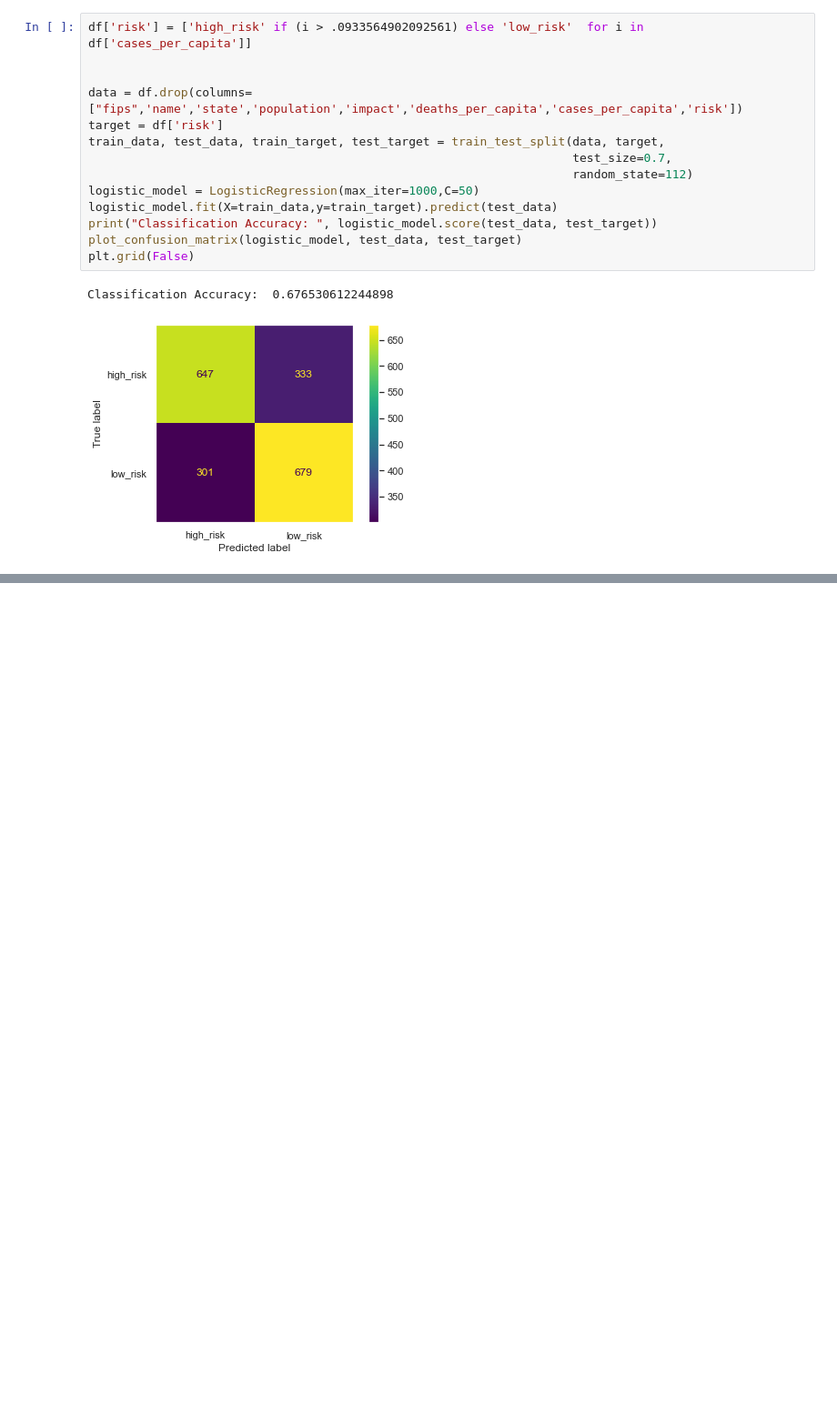
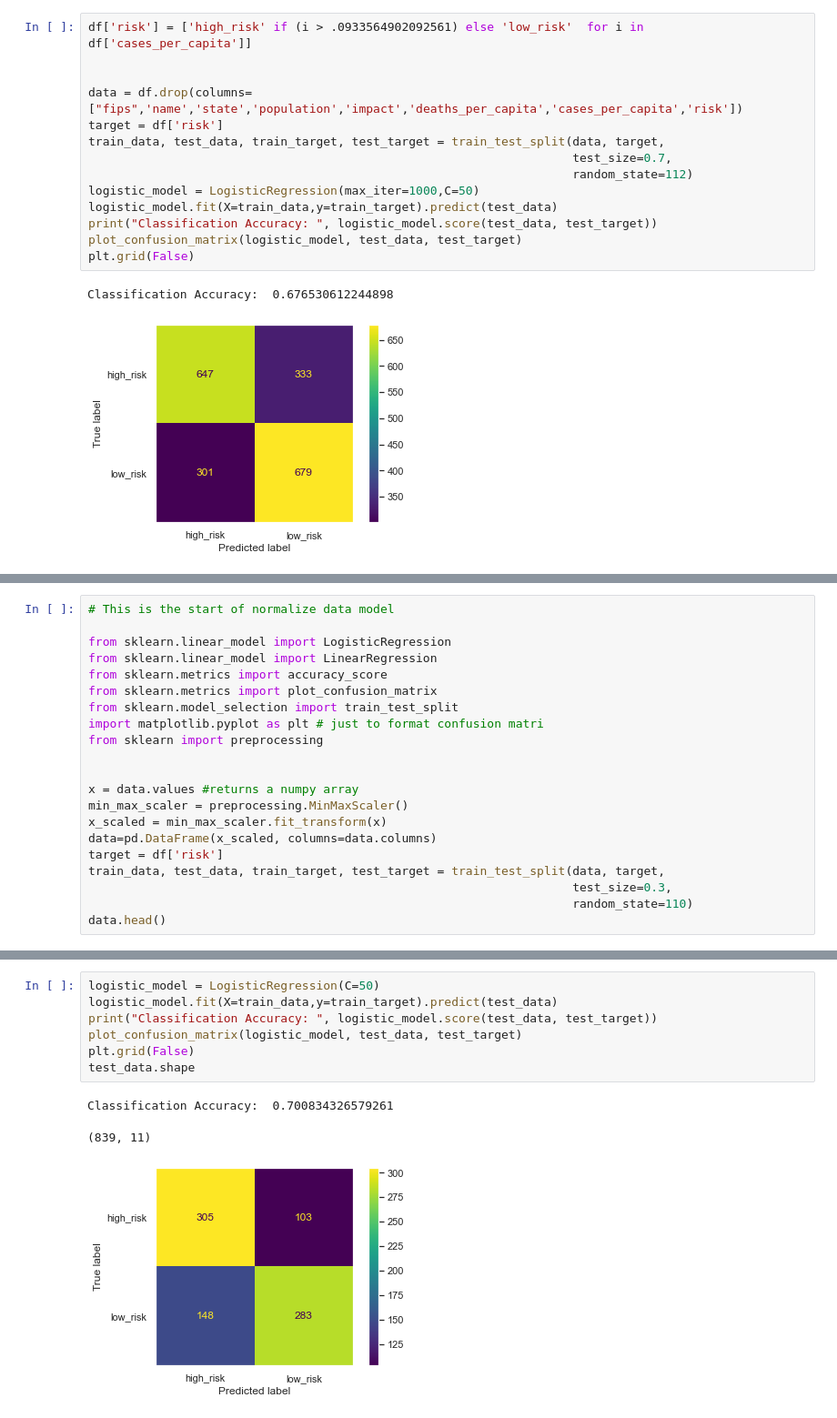
Before and after one commit to jml166/CS_216_Final_Project, a Jupyter notebook: Counties_Notebook.ipynb, the cells around one changed output, grey strips where cells are left out. Shown at 91% size. Cells and saved outputs as stored; diff of their text form; blank space fills up the shorter version.

```diff
--- a/Notebook.ipynb
+++ b/Counties_Notebook.ipynb
@@ -404,0 +496,21 @@ Name: risk, dtype: int64
+# %%
+# This is the start of normalize data model
+
+from sklearn.linear_model import LogisticRegression
+from sklearn.linear_model import LinearRegression
+from sklearn.metrics import accuracy_score
+from sklearn.metrics import plot_confusion_matrix
+from sklearn.model_selection import train_test_split
+import matplotlib.pyplot as plt # just to format confusion matri
+from sklearn import preprocessing
+
+
+x = data.values #returns a numpy array
+min_max_scaler = preprocessing.MinMaxScaler()
+x_scaled = min_max_scaler.fit_transform(x)
+data=pd.DataFrame(x_scaled, columns=data.columns)
+target = df['risk']
+train_data, test_data, train_target, test_target = train_test_split(data, target,
+                                                                    test_size=0.3,
+                                                                    random_state=110)
+data.head()
@@ -404,0 +524,11 @@ Name: risk, dtype: int64
+# %%
+logistic_model = LogisticRegression(C=50)
+logistic_model.fit(X=train_data,y=train_target).predict(test_data)
+print("Classification Accuracy: ", logistic_model.score(test_data, test_target))
+plot_confusion_matrix(logistic_model, test_data, test_target)
+plt.grid(False)
+test_data.shape
+# %% [output]
+Classification Accuracy:  0.700834326579261
+(839, 11)
+[figure, added]
```
Also changed, not shown: parts of 10 cells of this notebook, 1 other file.
